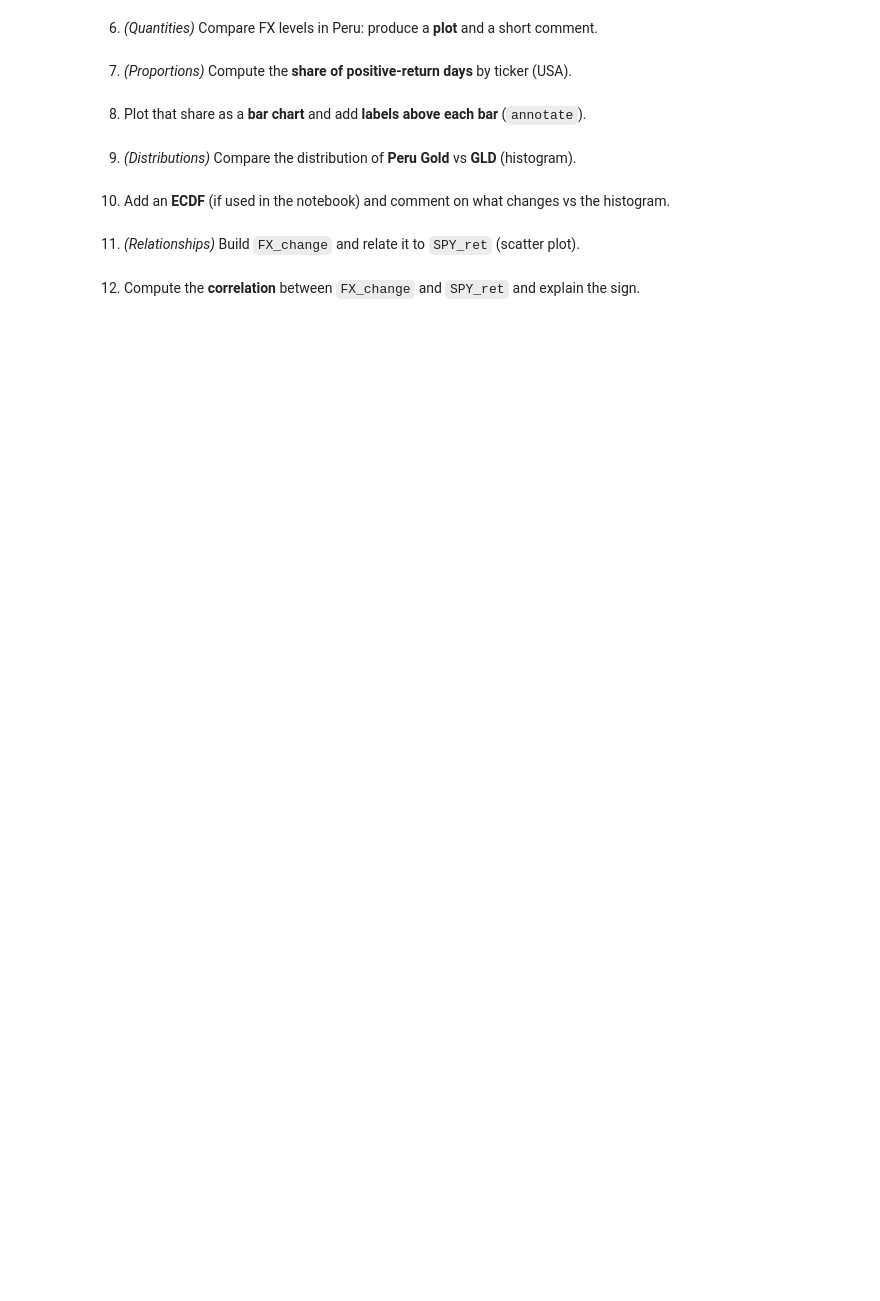
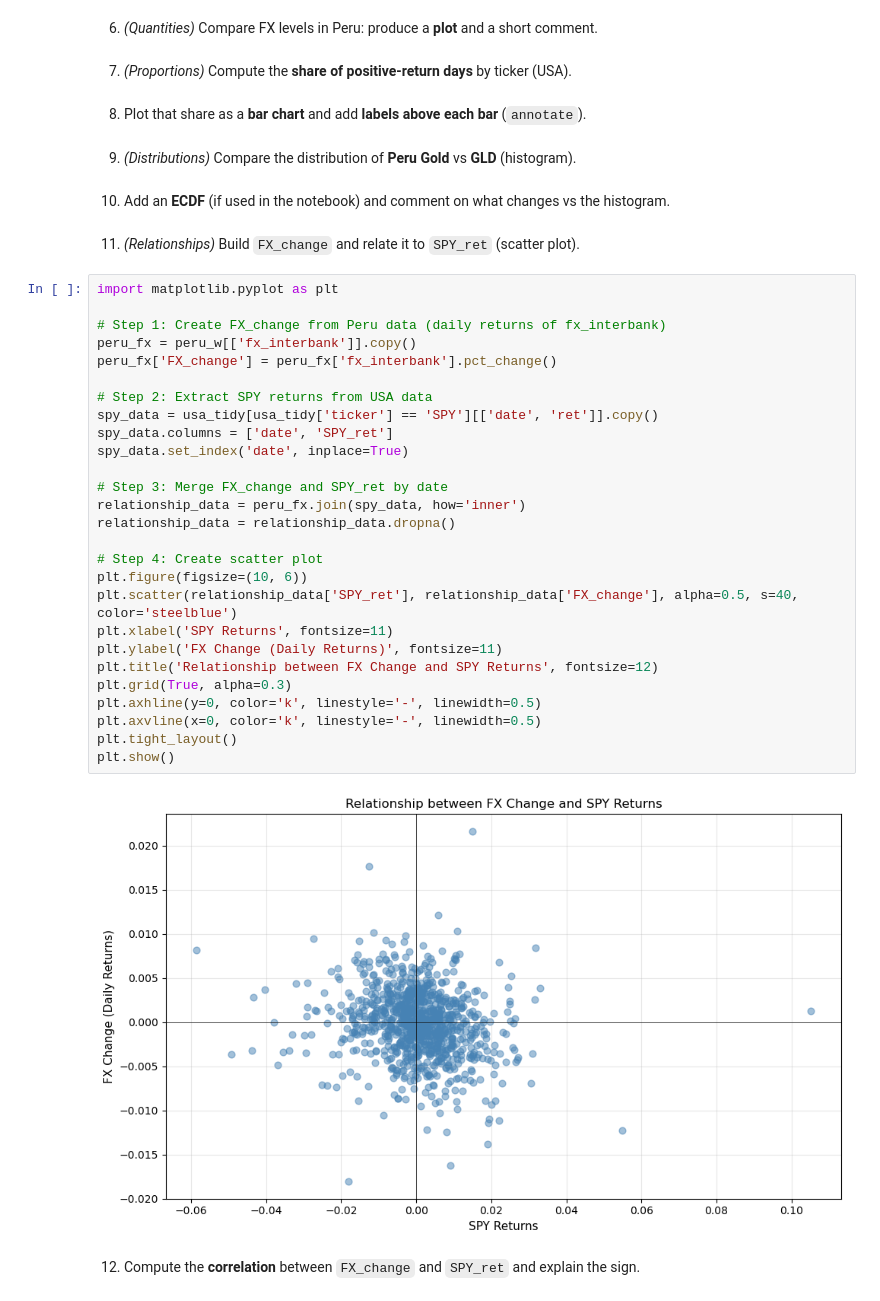
Before and after one commit to anzonyquispe/Python-for-Finance, a Jupyter notebook: homeworks/Assignment_3/Group 8/group_8_ass_3_2026.ipynb, the cells around one changed output. Cells and saved outputs as stored; diff of their text form; blank space fills up the shorter version.

Commit message:
#187 Exercises 11-15
Add FX–SPY relationship analysis: returns, correlation, regression, and missing data handling

```diff
--- a/homeworks/Assignment_3/Group 8/group_8_ass_3_2026.ipynb
+++ b/homeworks/Assignment_3/Group 8/group_8_ass_3_2026.ipynb
@@ -149,5 +149,34 @@ False
 10. Add an **ECDF** (if used in the notebook) and comment on what changes vs the histogram.
 # %% [markdown]
 11. *(Relationships)* Build `FX_change` and relate it to `SPY_ret` (scatter plot).
+# %%
+import matplotlib.pyplot as plt
+
+# Step 1: Create FX_change from Peru data (daily returns of fx_interbank)
+peru_fx = peru_w[['fx_interbank']].copy()
+peru_fx['FX_change'] = peru_fx['fx_interbank'].pct_change()
+
+# Step 2: Extract SPY returns from USA data
+spy_data = usa_tidy[usa_tidy['ticker'] == 'SPY'][['date', 'ret']].copy()
+spy_data.columns = ['date', 'SPY_ret']
+spy_data.set_index('date', inplace=True)
+
+# Step 3: Merge FX_change and SPY_ret by date
+relationship_data = peru_fx.join(spy_data, how='inner')
+relationship_data = relationship_data.dropna()
+
+# Step 4: Create scatter plot
+plt.figure(figsize=(10, 6))
+plt.scatter(relationship_data['SPY_ret'], relationship_data['FX_change'], alpha=0.5, s=40, color='steelblue')
+plt.xlabel('SPY Returns', fontsize=11)
+plt.ylabel('FX Change (Daily Returns)', fontsize=11)
+plt.title('Relationship between FX Change and SPY Returns', fontsize=12)
+plt.grid(True, alpha=0.3)
+plt.axhline(y=0, color='k', linestyle='-', linewidth=0.5)
+plt.axvline(x=0, color='k', linestyle='-', linewidth=0.5)
+plt.tight_layout()
+plt.show()
+# %% [output]
+[figure, added]
 # %% [markdown]
 12. Compute the **correlation** between `FX_change` and `SPY_ret` and explain the sign.
```
Also changed, not shown: parts of 8 cells of this notebook.
